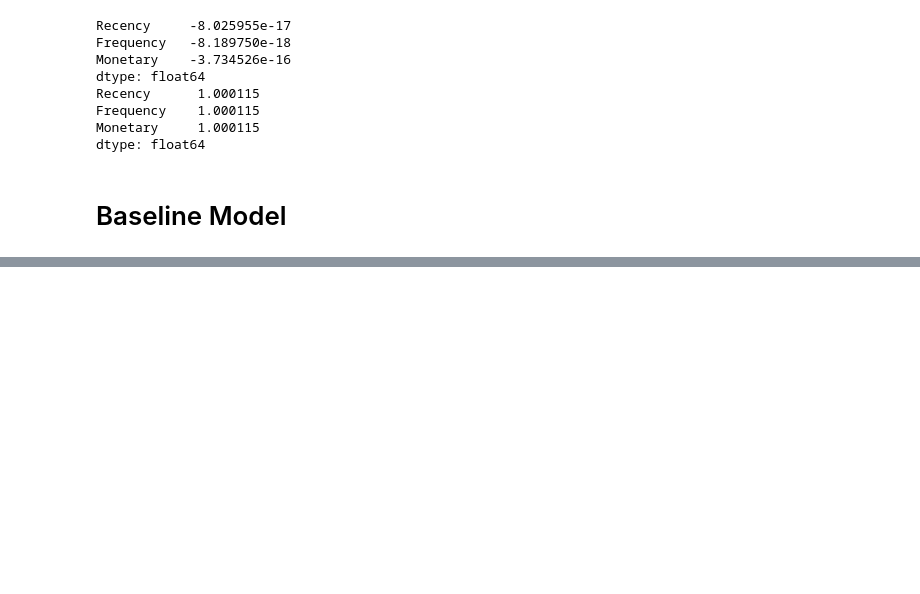
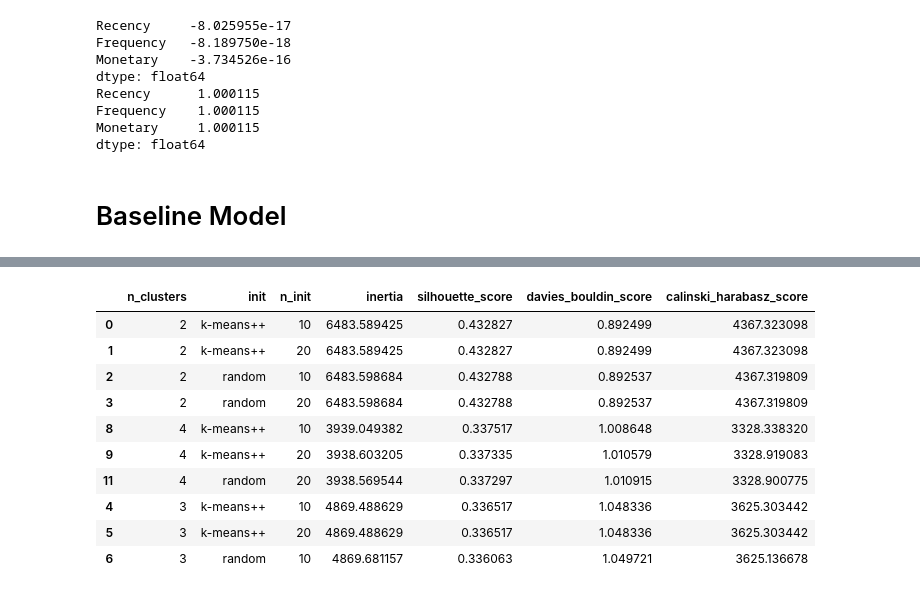
Before and after one commit to greeshavaishnavi09/E-Commerce_Customer_Segmentation, a Jupyter notebook: research/05_k_means.ipynb, the cells around one changed output, grey strips where cells are left out. Cells and saved outputs as stored; diff of their text form; code cells hidden in the pictures; blank space fills up the shorter version.

Commit message:
K means model evaluation completed

```diff
--- a/research/05_k_means.ipynb
+++ b/research/05_k_means.ipynb
@@ -174,5 +161,0 @@ for k in range(2, 11):
-# %%
-# Print inertia values
-
-for k, value in zip(range(2, 11), inertia):
-    print(f"K = {k}, Inertia = {value:.2f}")
@@ -216,5 +161,0 @@ for k in range(2, 11):
-# %%
-# Print silhouette scores
-
-for k, score in zip(range(2, 11), silhouette_scores):
-    print(f"K = {k}, Silhouette Score = {score:.4f}")
@@ -306,0 +270,14 @@ Name: proportion, dtype: float64
+# %%
+# Print experiment results
+
+for k, inertia_value, silhouette_value in zip(
+    range(2, 11),
+    inertia,
+    silhouette_scores
+):
+
+    print(
+        f"K = {k}, "
+        f"Inertia = {inertia_value:.2f}, "
+        f"Silhouette = {silhouette_value:.4f}"
+    )
@@ -306,0 +390,6 @@ Name: proportion, dtype: float64
+# %%
+# Create tuning results DataFrame
+
+tuning_results_df = pd.DataFrame(tuning_results)
+
+tuning_results_df.head()
@@ -306,0 +403,19 @@ Name: proportion, dtype: float64
+# %%
+# Sort tuning results by silhouette score
+
+tuning_results_df.sort_values(
+    "silhouette_score",
+    ascending=False
+).head(10)
+# %% [output]
+|  | n_clusters | init | n_init | inertia | silhouette_score | davies_bouldin_score | calinski_harabasz_score |
+| 0 | 2 | k-means++ | 10 | 6483.589425 | 0.432827 | 0.892499 | 4367.323098 |
+| 1 | 2 | k-means++ | 20 | 6483.589425 | 0.432827 | 0.892499 | 4367.323098 |
+| 2 | 2 | random | 10 | 6483.598684 | 0.432788 | 0.892537 | 4367.319809 |
+| 3 | 2 | random | 20 | 6483.598684 | 0.432788 | 0.892537 | 4367.319809 |
+| 8 | 4 | k-means++ | 10 | 3939.049382 | 0.337517 | 1.008648 | 3328.338320 |
+| 9 | 4 | k-means++ | 20 | 3938.603205 | 0.337335 | 1.010579 | 3328.919083 |
+| 11 | 4 | random | 20 | 3938.569544 | 0.337297 | 1.010915 | 3328.900775 |
+| 4 | 3 | k-means++ | 10 | 4869.488629 | 0.336517 | 1.048336 | 3625.303442 |
+| 5 | 3 | k-means++ | 20 | 4869.488629 | 0.336517 | 1.048336 | 3625.303442 |
+| 6 | 3 | random | 10 | 4869.681157 | 0.336063 | 1.049721 | 3625.136678 |
```
Also changed, not shown: parts of 58 cells of this notebook.
